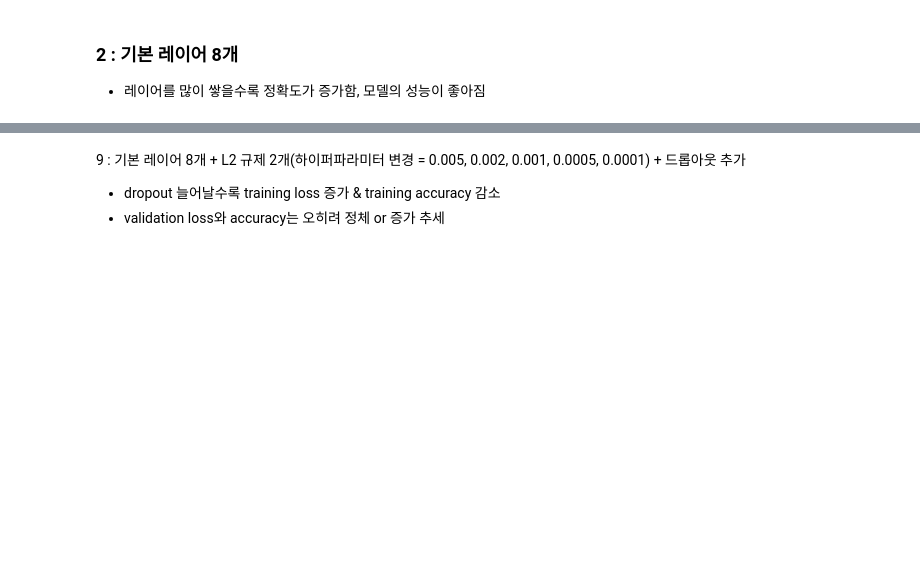
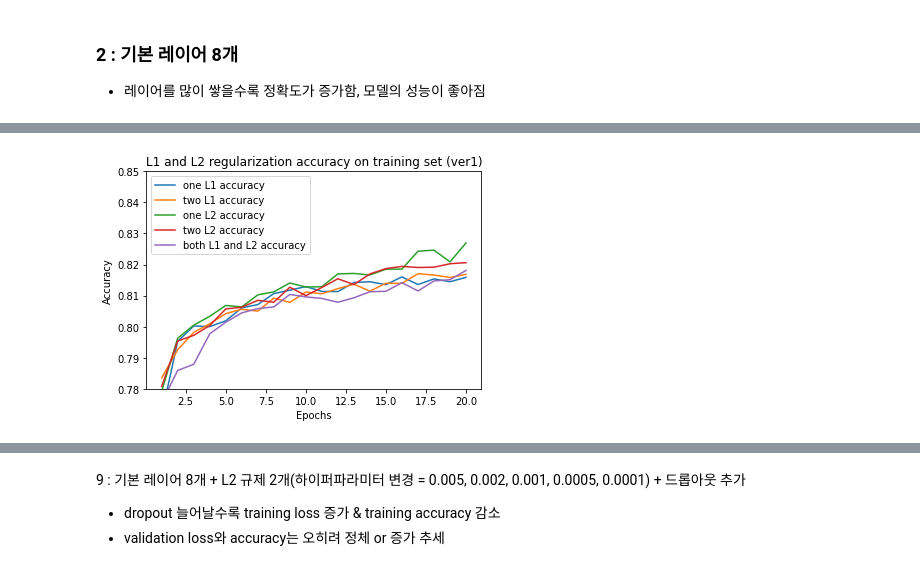
Before and after one commit to mjiii25/22-1_DL, a Jupyter notebook: team-project/modeling-dl.ipynb, the cells around one changed output, grey strips where cells are left out. Cells and saved outputs as stored; diff of their text form; code cells hidden in the pictures; blank space fills up the shorter version.

```diff
--- a/team-project/modeling-dl.ipynb
+++ b/team-project/modeling-dl.ipynb
@@ -518,0 +508,30 @@ plt.show()
+# %%
+# L1, L2 regularization effect on training accuracy
+
+
+import matplotlib.pyplot as plt
+
+
+acc_values_h1n1_ver1_L1_1 = history_dict_h1n1_ver1_L1_1["accuracy"]
+acc_values_h1n1_ver1_L1_2 = history_dict_h1n1_ver1_L1_2["accuracy"]
+acc_values_h1n1_ver1_L2_1 = history_dict_h1n1_ver1_L2_1["accuracy"]
+acc_values_h1n1_ver1_L2_2 = history_dict_h1n1_ver1_L2_2["accuracy"]
+acc_values_h1n1_ver1_L12 = history_dict_h1n1_ver1_L12["accuracy"]
+
+epochs = range(1, len(acc_values_h1n1_ver1_L1_1) + 1)
+
+
+plt.plot(epochs, acc_values_h1n1_ver1_L1_1, label="one L1 accuracy")
+plt.plot(epochs, acc_values_h1n1_ver1_L1_2, label="two L1 accuracy")
+plt.plot(epochs, acc_values_h1n1_ver1_L2_1, label="one L2 accuracy")
+plt.plot(epochs, acc_values_h1n1_ver1_L2_2, label="two L2 accuracy")
+plt.plot(epochs, acc_values_h1n1_ver1_L12, label="both L1 and L2 accuracy")
+
+plt.title("L1 and L2 regularization accuracy on training set (ver1)")
+plt.xlabel("Epochs")
+plt.ylabel("Accuracy")
+plt.ylim([0.78, 0.85])
+plt.legend()
+plt.show()
+# %% [output]
+[figure, added]
```
Also changed, not shown: parts of 21 cells of this notebook.
